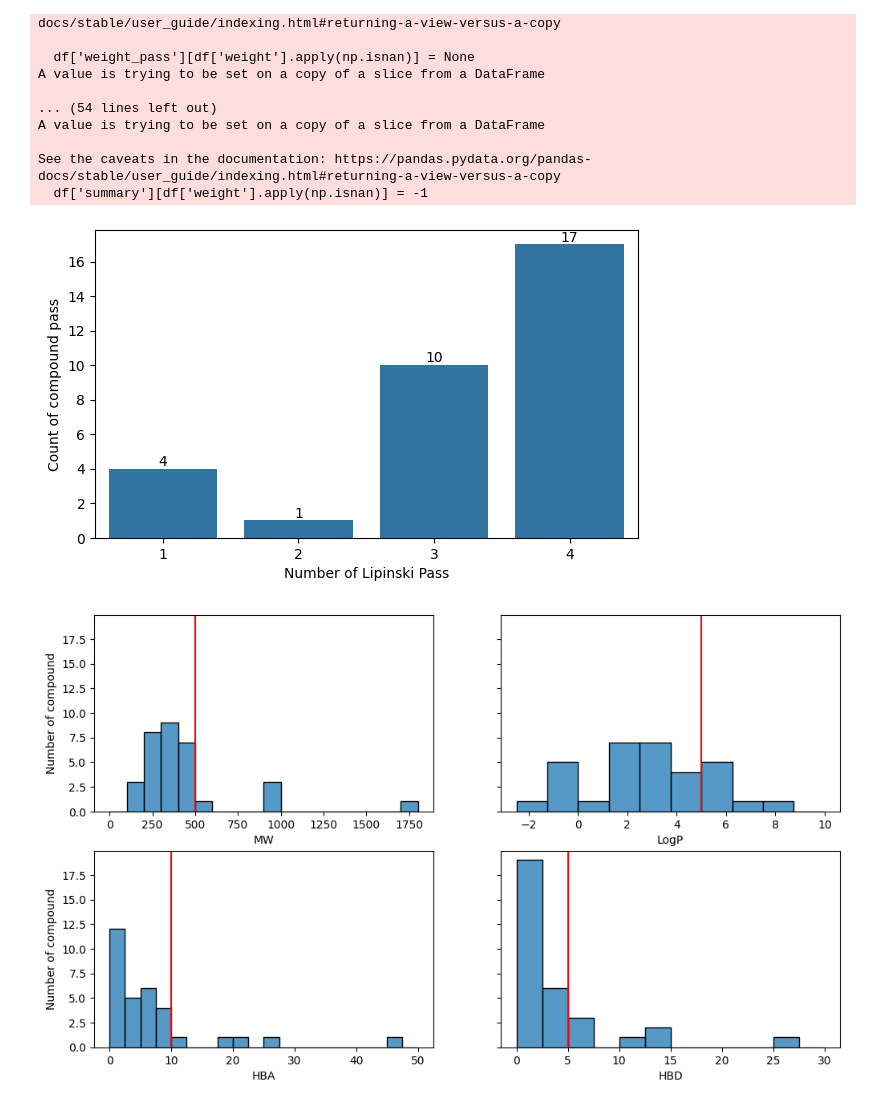
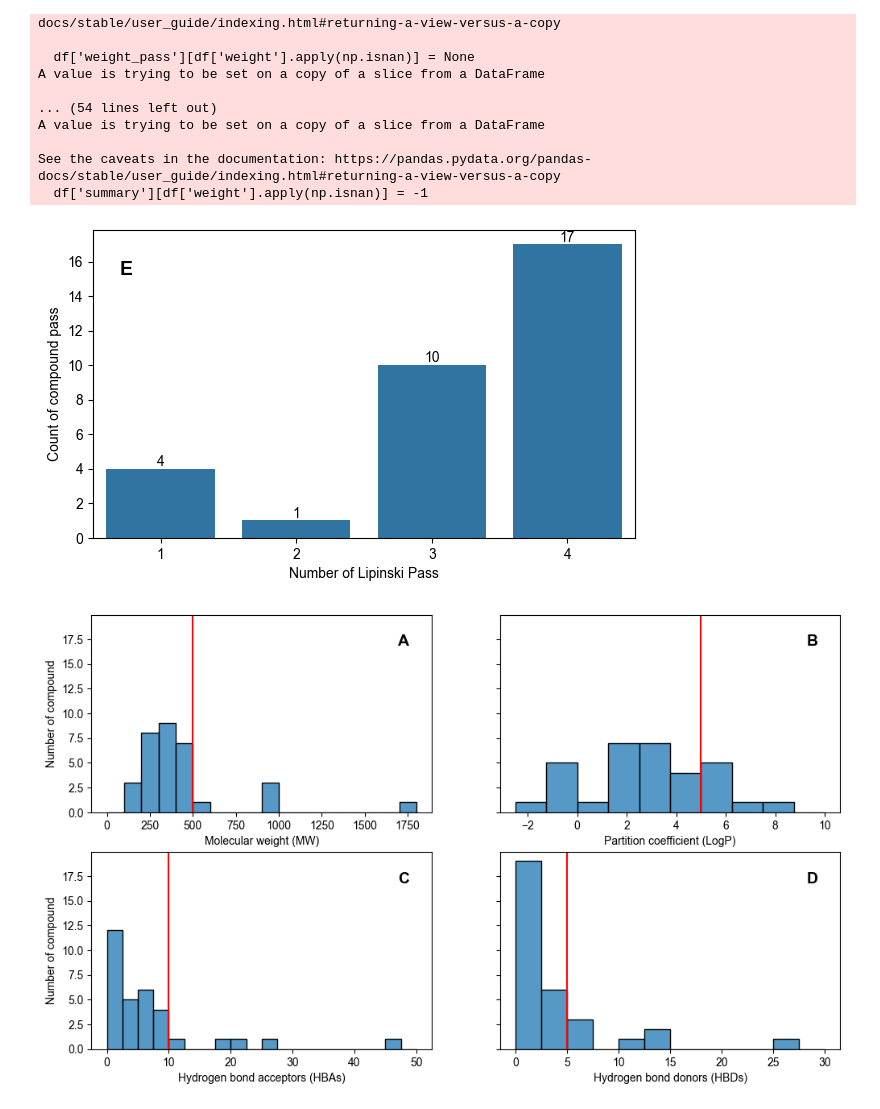
Before and after one commit to 44REAM/Thai-herbs-Lipinski, a Jupyter notebook: lipinski.ipynb, the cells around one changed output. Drawn from its saved outputs; the diff is of its cells as text; code cells hidden in the pictures.

Commit message:
fix figure

```diff
--- a/lipinski.ipynb
+++ b/lipinski.ipynb
@@ -5,7 +5,8 @@ import numpy as np
 import pandas as pd
 import seaborn as sns
 import matplotlib.pyplot as plt
-
+import matplotlib
+matplotlib.rcParams['font.family'] = 'Arial'
 from copy import deepcopy
 # %%
 sheet_name = 'Sheet1'
@@ -84,33 +85,42 @@ ax = sns.barplot(
 for container in ax.containers:
     ax.bar_label(container)
 ax.set(xlabel='Number of Lipinski Pass', ylabel='Count of compound pass')
-plt.savefig('total.png', dpi=800, bbox_inches='tight')
+ax.text(0.05, 0.90, 'E', transform=ax.transAxes,
+                    fontsize=14, fontweight='bold', va='top', ha='left')
+plt.savefig('E.png', dpi=800, bbox_inches='tight')
 # %% [output]
-[figure, old version]
+[figure, new version]
 # %%
 fig, axes = plt.subplots(2, 2, figsize=(12, 7), sharey=True)
 
 # Bulbasaur
 sns.histplot(df_plot['weight'], binwidth = 100, binrange=(0, 1800),ax = axes[0][0])
 sns.histplot(df_plot['logp'], binwidth=1.25, binrange=(-2.5,10),ax = axes[0][1])
 sns.histplot(df_plot["h_bond_acceptors"], binwidth=2.5, binrange=(0,50),ax = axes[1][0])
 sns.histplot(df_plot["h_bond_donor"], binwidth=2.5, binrange=(0,30),ax = axes[1][1])
 
-axes[0][0].set_xlabel("MW")
-axes[0][1].set_xlabel("LogP")
-axes[1][0].set_xlabel("HBA")
-axes[1][1].set_xlabel("HBD")
+axes[0][0].set_xlabel("Molecular weight (MW)")
+axes[0][1].set_xlabel("Partition coefficient (LogP)")
+axes[1][0].set_xlabel("Hydrogen bond acceptors (HBAs)")
+axes[1][1].set_xlabel("Hydrogen bond donors (HBDs)")
 
 axes[0][0].set_ylabel("Number of compound")
 axes[0][1].set_ylabel("Number of compound")
 axes[1][0].set_ylabel("Number of compound")
 axes[1][1].set_ylabel("Number of compound")
 
 axes[0][0].axvline(x=500, color = 'r')
 axes[0][1].axvline(x=5, color = 'r')
 axes[1][0].axvline(x=10, color = 'r')
 axes[1][1].axvline(x=5, color = 'r')
 
-plt.savefig('each.png', dpi=800, bbox_inches='tight')
+# Add subplot labels
+labels = ['A', 'B', 'C', 'D']
+positions = [(0, 0), (0, 1), (1, 0), (1, 1)]
+for label, (i, j) in zip(labels, positions):
+    axes[i][j].text(0.9, 0.90, label, transform=axes[i][j].transAxes,
+                    fontsize=14, fontweight='bold', va='top', ha='left')
+
+plt.savefig('A-D.png', dpi=800, bbox_inches='tight')
 # %% [output]
-[figure, old version]
+[figure, new version]
```
Also changed, not shown: parts of 7 cells of this notebook, 7 other files.
